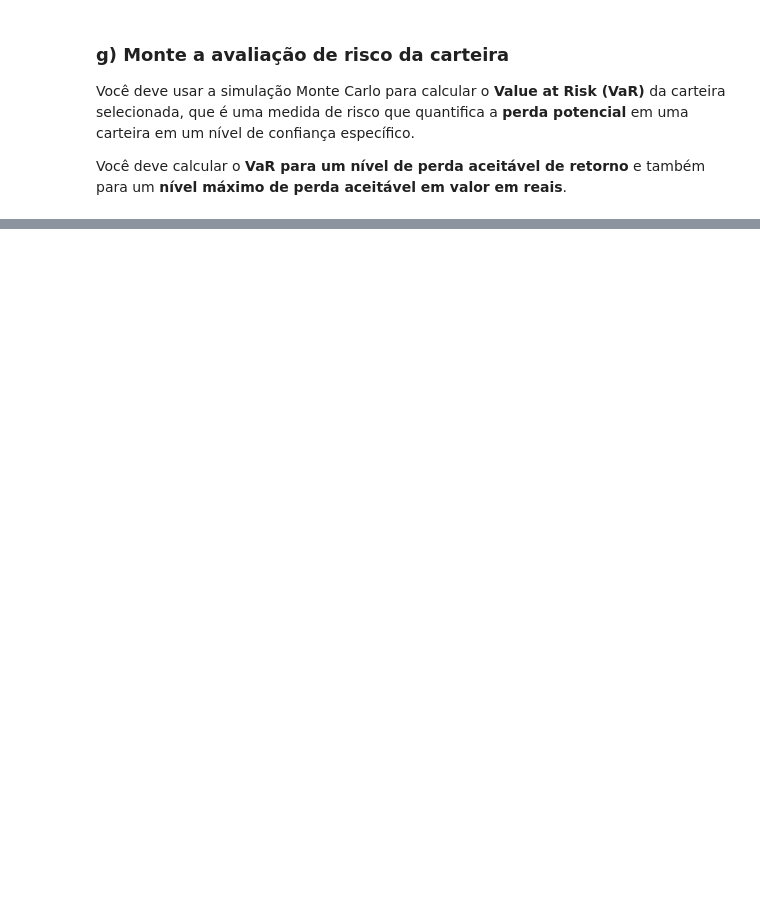
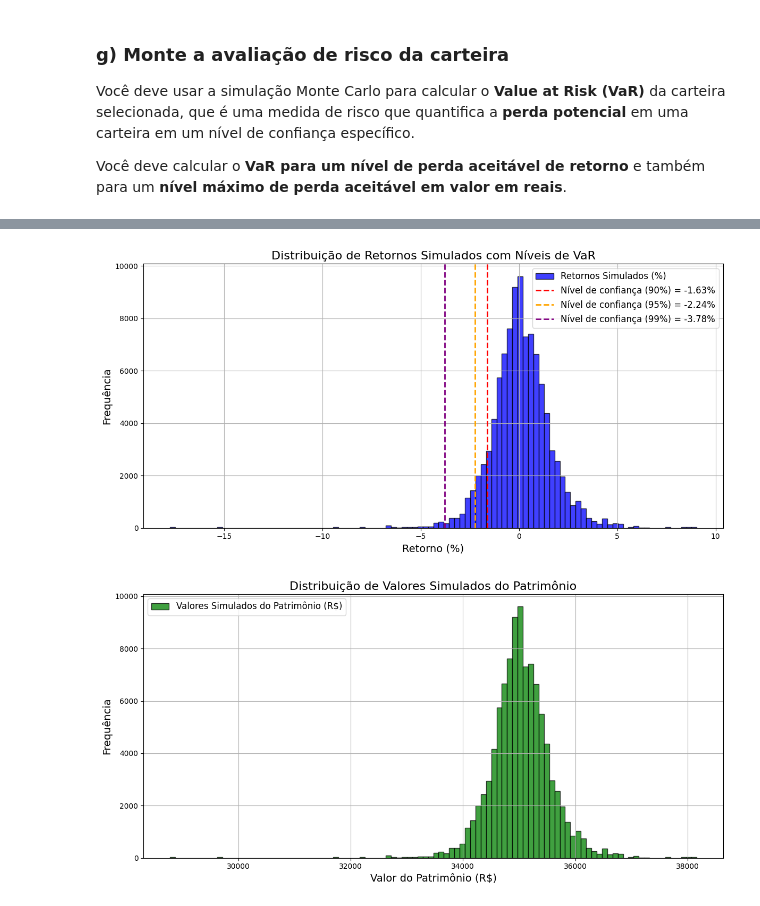
Before and after one commit to aqcorreia/AEDI, a Jupyter notebook: Tarefa02/AEDI_Tarefa02.ipynb, the cells around one changed output, grey strips where cells are left out. Cells and saved outputs as stored; diff of their text form; code cells hidden in the pictures; blank space fills up the shorter version.

```diff
--- a/Tarefa02/AEDI_Tarefa02.ipynb
+++ b/Tarefa02/AEDI_Tarefa02.ipynb
@@ -606,0 +671,36 @@ Value at Risk (VaR) com 95% de confiança:
+# %%
+# Paleta de cores para diferentes níveis de confiança
+colors = ['red', 'orange', 'purple']
+
+# Gráfico 1: Distribuição de simulated_returns com linhas de VaR_return
+plt.figure(figsize=(12, 6))
+plt.hist(simulated_returns * 100, bins=100, alpha=0.75, color='blue', edgecolor='black', label="Retornos Simulados (%)")
+
+# Adicionar linhas para os níveis de confiança de VaR_return com cores diferentes
+for i, confidence_level in enumerate(confidence_levels):
+    VaR_return = VaR_results[confidence_level][0]
+    plt.axvline(VaR_return * 100, color=colors[i % len(colors)], linestyle='--', linewidth=2,
+                label=f'Nível de confiança ({confidence_level:.0%}) = {VaR_return * 100:.2f}%')
+
+# Configurações do gráfico
+plt.title('Distribuição de Retornos Simulados com Níveis de VaR', fontsize=16)
+plt.xlabel('Retorno (%)', fontsize=14)
+plt.ylabel('Frequência', fontsize=14)
+plt.legend(fontsize=12)
+plt.grid(True)
+plt.tight_layout()
+plt.show()
+
+# Gráfico 2: Distribuição de simulated_values
+plt.figure(figsize=(12, 6))
+plt.hist(simulated_values, bins=100, alpha=0.75, color='green', edgecolor='black', label="Valores Simulados do Patrimônio (R$)")
+plt.title('Distribuição de Valores Simulados do Patrimônio', fontsize=16)
+plt.xlabel('Valor do Patrimônio (R$)', fontsize=14)
+plt.ylabel('Frequência', fontsize=14)
+plt.legend(fontsize=12)
+plt.grid(True)
+plt.tight_layout()
+plt.show()
+# %% [output]
+[figure, added]
+[figure, added]
```
Also changed, not shown: parts of 8 cells of this notebook.
